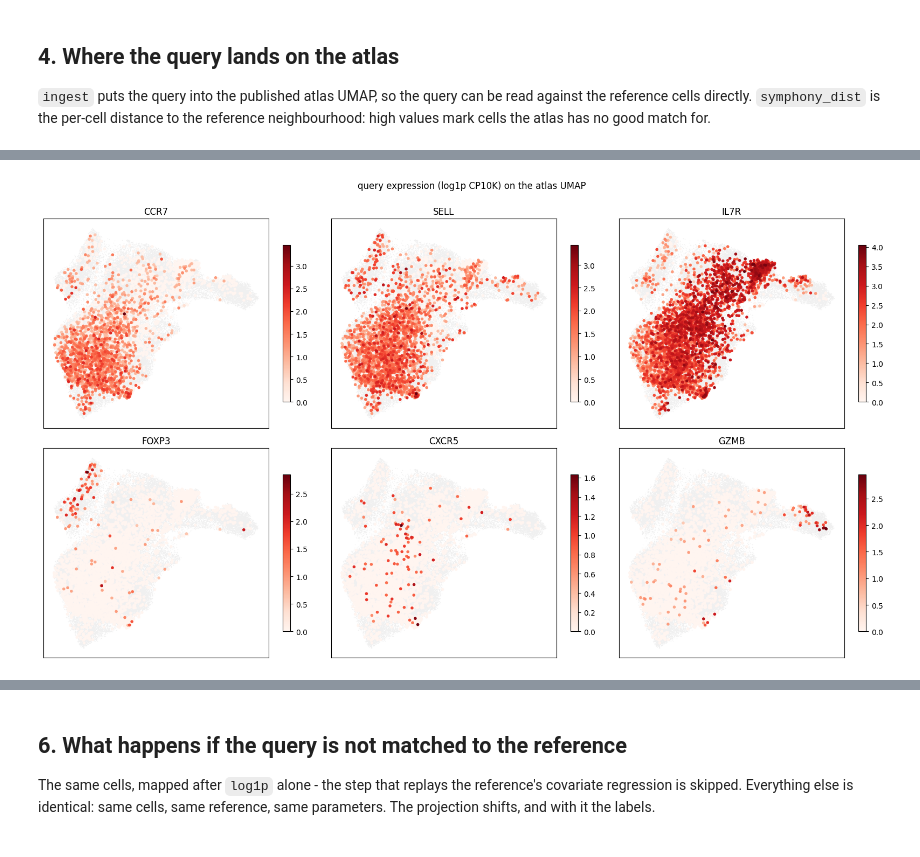
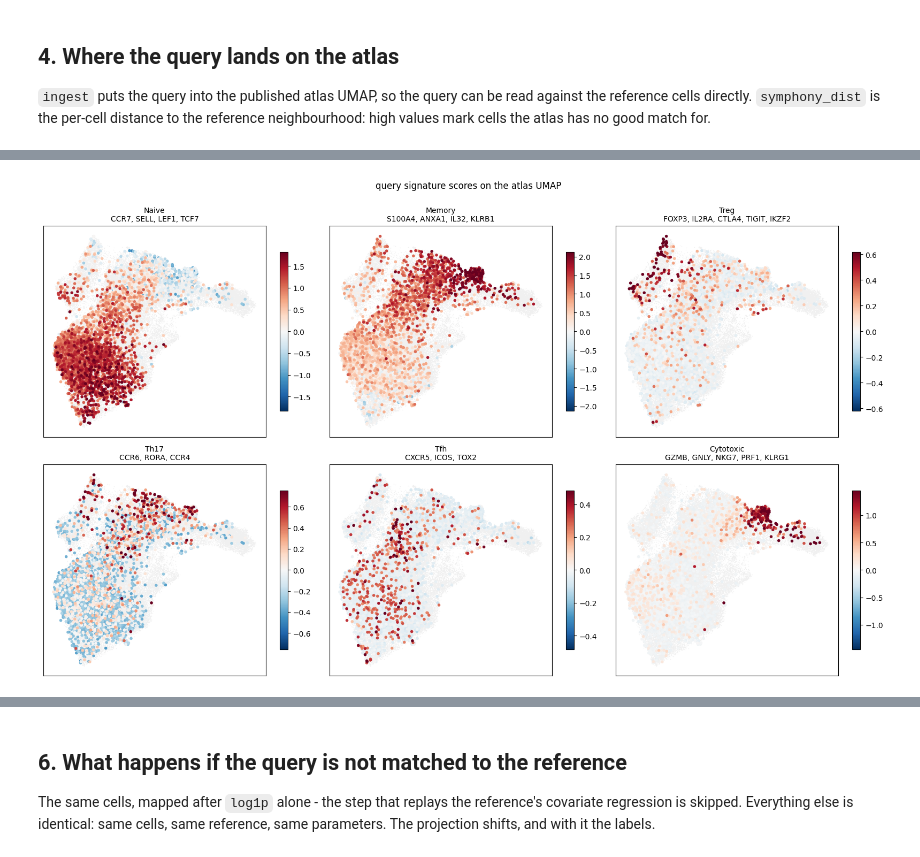
Before and after one commit to yyoshiaki/screfmapping, a Jupyter notebook: python/cd4t_reference_mapping.ipynb, the cells around one changed output, grey strips where cells are left out. Cells and saved outputs as stored; diff of their text form; code cells hidden in the pictures.

```diff
--- a/python/cd4t_reference_mapping.ipynb
+++ b/python/cd4t_reference_mapping.ipynb
@@ -143,0 +137,15 @@ counts are integers: True
+# %%
+cd4t_clusters = score.index[score['is_CD4T']]
+selected = normalised.obs_names[normalised.obs['leiden'].isin(cd4t_clusters)]
+print(f'{len(selected)} cells in leiden clusters {list(cd4t_clusters)}')
+
+# CD4 and CD8 memory cells can share a cluster at this resolution, so drop the cells that
+# still carry CD8A or CD8B on top of the cluster-level call
+cd8 = normalised[selected, [g for g in ['CD8A', 'CD8B'] if g in normalised.var_names]].X
+cd8 = cd8.toarray() if hasattr(cd8, 'toarray') else np.asarray(cd8)
+keep = selected[(cd8 < 0.5).all(axis=1)]
+print(f'{len(selected) - len(keep)} dropped as CD8A/CD8B positive')
+
+query_raw = pbmc[keep].copy()
+print(f'{query_raw.n_obs} CD4+ T cells')
+print('counts are integers:', bool((query_raw.X.data % 1 == 0).all()))
@@ -284,35 +298,46 @@ cytotoxic genes such as `GZMB`.
 # %%
+SIGNATURES = {
+    'Naive\nCCR7, SELL, LEF1, TCF7': ['CCR7', 'SELL', 'LEF1', 'TCF7'],
+    'Memory\nS100A4, ANXA1, IL32, KLRB1': ['S100A4', 'ANXA1', 'IL32', 'KLRB1'],
+    'Treg\nFOXP3, IL2RA, CTLA4, TIGIT, IKZF2': ['FOXP3', 'IL2RA', 'CTLA4', 'TIGIT', 'IKZF2'],
+    'Th17\nCCR6, RORA, CCR4': ['CCR6', 'RORA', 'CCR4'],
+    'Tfh\nCXCR5, ICOS, TOX2': ['CXCR5', 'ICOS', 'TOX2'],
+    'Cytotoxic\nGZMB, GNLY, NKG7, PRF1, KLRG1': ['GZMB', 'GNLY', 'NKG7', 'PRF1', 'KLRG1'],
+}
+
 expression = query_raw.copy()
 expression.var_names_make_unique()
 sc.pp.normalize_total(expression, target_sum=1e4)
 sc.pp.log1p(expression)
 expression = expression[query.obs_names].copy()
 expression.obs['cluster_L2'] = query.obs['cluster_L2'].values
 expression.obsm['X_umap'] = q_umap
 
-markers = ['CCR7', 'SELL', 'IL7R', 'FOXP3', 'CXCR5', 'GZMB']
-missing_markers = [g for g in markers if g not in expression.var_names]
-markers = [g for g in markers if g in expression.var_names]
-if missing_markers:
-    print('not in this query annotation:', missing_markers)
+for name, genes in SIGNATURES.items():
+    present = [g for g in genes if g in expression.var_names]
+    if len(present) < len(genes):
+        print(name.replace(chr(10), ' '), '- not in this annotation:',
+              [g for g in genes if g not in present])
+    sc.tl.score_genes(expression, present, score_name=name, random_state=0)
 
 ncol = 3
-nrow = int(np.ceil(len(markers) / ncol))
-fig, axes = plt.subplots(nrow, ncol, figsize=(5.4 * ncol, 4.5 * nrow), squeeze=False)
+nrow = int(np.ceil(len(SIGNATURES) / ncol))
+fig, axes = plt.subplots(nrow, ncol, figsize=(5.4 * ncol, 4.7 * nrow), squeeze=False)
 axes = axes.ravel()
-for ax in axes[len(markers):]:
+for ax in axes[len(SIGNATURES):]:
     ax.axis('off')
-for ax, gene in zip(axes, markers):
-    values = np.asarray(expression[:, gene].X.todense()).ravel()
+for ax, name in zip(axes, SIGNATURES):
+    values = expression.obs[name].to_numpy()
+    lim = np.percentile(np.abs(values), 99)
     ax.scatter(ref_umap[:, 0], ref_umap[:, 1], s=1, c='#f0f0f0', linewidths=0, rasterized=True)
     order = np.argsort(values)
     sc_ = ax.scatter(q_umap[order, 0], q_umap[order, 1], s=16, c=values[order],
-                     cmap='Reds', linewidths=0, rasterized=True)
-    ax.set_title(gene); ax.set_xticks([]); ax.set_yticks([])
+                     cmap='RdBu_r', vmin=-lim, vmax=lim, linewidths=0, rasterized=True)
+    ax.set_title(name, fontsize=10); ax.set_xticks([]); ax.set_yticks([])
     fig.colorbar(sc_, ax=ax, shrink=0.75)
-fig.suptitle('query expression (log1p CP10K) on the atlas UMAP', y=1.0)
+fig.suptitle('query signature scores on the atlas UMAP', y=1.0)
 fig.tight_layout()
 fig.savefig(OUT / 'query_markers_umap.pdf', bbox_inches='tight')
 plt.show()
 # %% [output]
-[figure, old version]
+[figure, new version]
```
Also changed, not shown: parts of 16 cells of this notebook, 2 other files.
